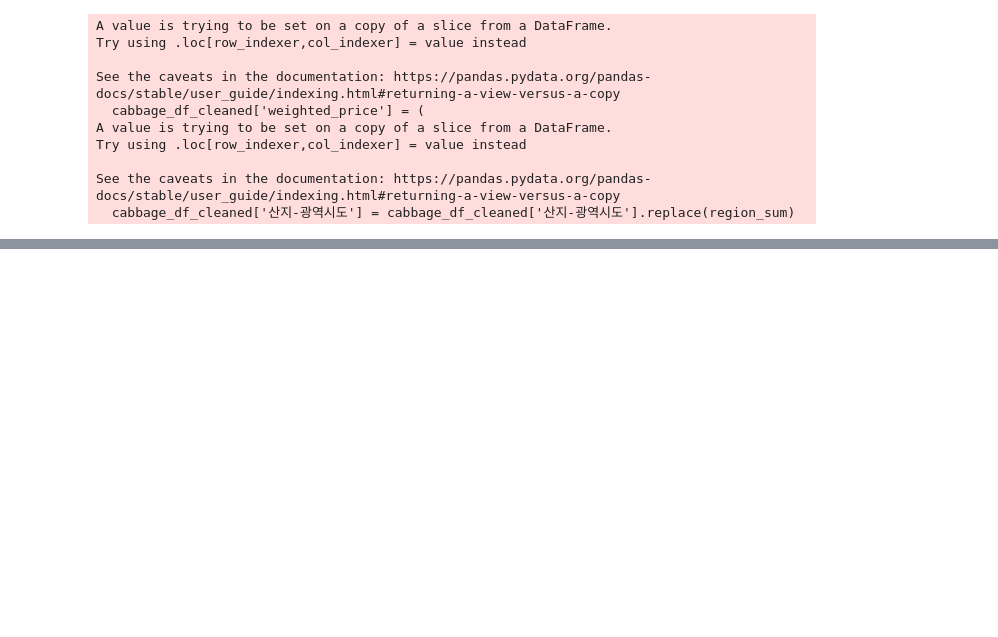
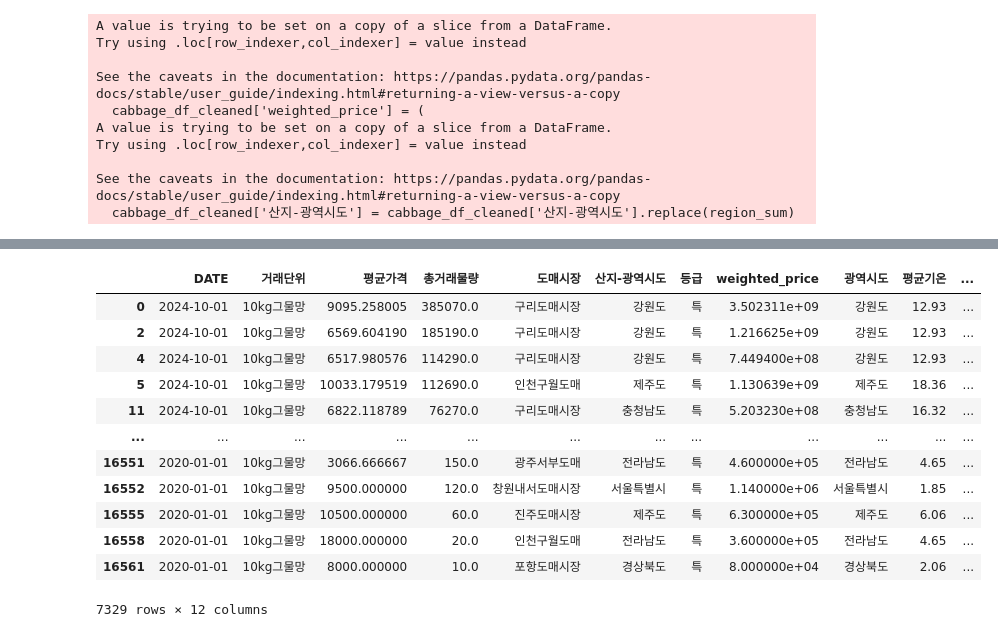
Before and after one commit to cocomong2/second-project, a Jupyter notebook: Mook/cabbage.ipynb, the cells around one changed output, grey strips where cells are left out. Saved outputs shown, nothing was run; the diff lists cells and outputs as text; code cells hidden in the pictures; blank space fills up the shorter version.

```diff
--- a/Mook/cabbage.ipynb
+++ b/Mook/cabbage.ipynb
@@ -196,0 +230,7 @@ plt.show()
+# %%
+merged_df = cabbage_df_cleaned.merge(
+    weather_final,
+    left_on=['DATE', '산지-광역시도'],
+    right_on=['DATE', '광역시도'],
+    how='left'
+)
@@ -196,0 +239,23 @@ plt.show()
+# %%
+merged_df['DATE'] = merged_df['DATE'].dt.to_period('M').dt.to_timestamp()
+# %%
+merged_df = merged_df.drop(columns=['총거래금액', '산지-시군구', '품목', '품종', '도매법인'])
+merged_df = merged_df[merged_df['등급'] == '특']
+# %%
+merged_df = merged_df[~merged_df['산지-광역시도'].isin(['중국', '-'])]
+# %%
+merged_df
+# %% [output]
+|  | DATE | 거래단위 | 평균가격 | 총거래물량 | 도매시장 | 산지-광역시도 | 등급 | weighted_price | 광역시도 | 평균기온 | ... |
+| 0 | 2024-10-01 | 10kg그물망 | 9095.258005 | 385070.0 | 구리도매시장 | 강원도 | 특 | 3.502311e+09 | 강원도 | 12.93 | ... |
+| 2 | 2024-10-01 | 10kg그물망 | 6569.604190 | 185190.0 | 구리도매시장 | 강원도 | 특 | 1.216625e+09 | 강원도 | 12.93 | ... |
+| 4 | 2024-10-01 | 10kg그물망 | 6517.980576 | 114290.0 | 구리도매시장 | 강원도 | 특 | 7.449400e+08 | 강원도 | 12.93 | ... |
+| 5 | 2024-10-01 | 10kg그물망 | 10033.179519 | 112690.0 | 인천구월도매 | 제주도 | 특 | 1.130639e+09 | 제주도 | 18.36 | ... |
+| 11 | 2024-10-01 | 10kg그물망 | 6822.118789 | 76270.0 | 구리도매시장 | 충청남도 | 특 | 5.203230e+08 | 충청남도 | 16.32 | ... |
+| ... | ... | ... | ... | ... | ... | ... | ... | ... | ... | ... | ... |
+| 16551 | 2020-01-01 | 10kg그물망 | 3066.666667 | 150.0 | 광주서부도매 | 전라남도 | 특 | 4.600000e+05 | 전라남도 | 4.65 | ... |
+| 16552 | 2020-01-01 | 10kg그물망 | 9500.000000 | 120.0 | 창원내서도매시장 | 서울특별시 | 특 | 1.140000e+06 | 서울특별시 | 1.85 | ... |
+| 16555 | 2020-01-01 | 10kg그물망 | 10500.000000 | 60.0 | 진주도매시장 | 제주도 | 특 | 6.300000e+05 | 제주도 | 6.06 | ... |
+| 16558 | 2020-01-01 | 10kg그물망 | 18000.000000 | 20.0 | 인천구월도매 | 전라남도 | 특 | 3.600000e+05 | 전라남도 | 4.65 | ... |
+| 16561 | 2020-01-01 | 10kg그물망 | 8000.000000 | 10.0 | 포항도매시장 | 경상북도 | 특 | 8.000000e+04 | 경상북도 | 2.06 | ... |
+7329 rows × 12 columns
```
Also changed, not shown: parts of 24 cells of this notebook, 13 other files.
